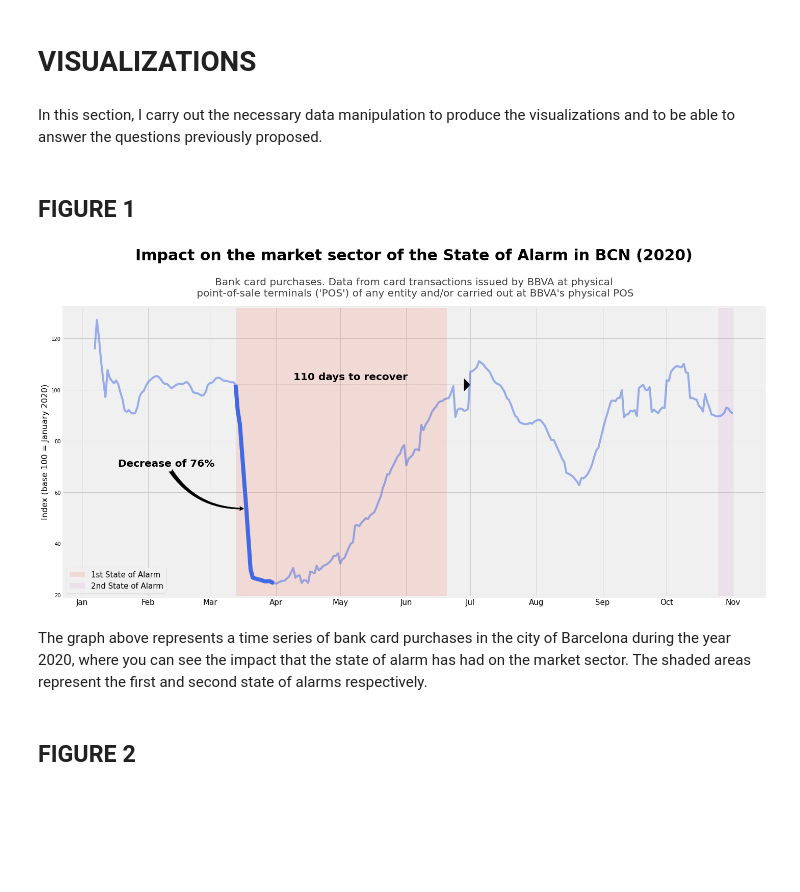
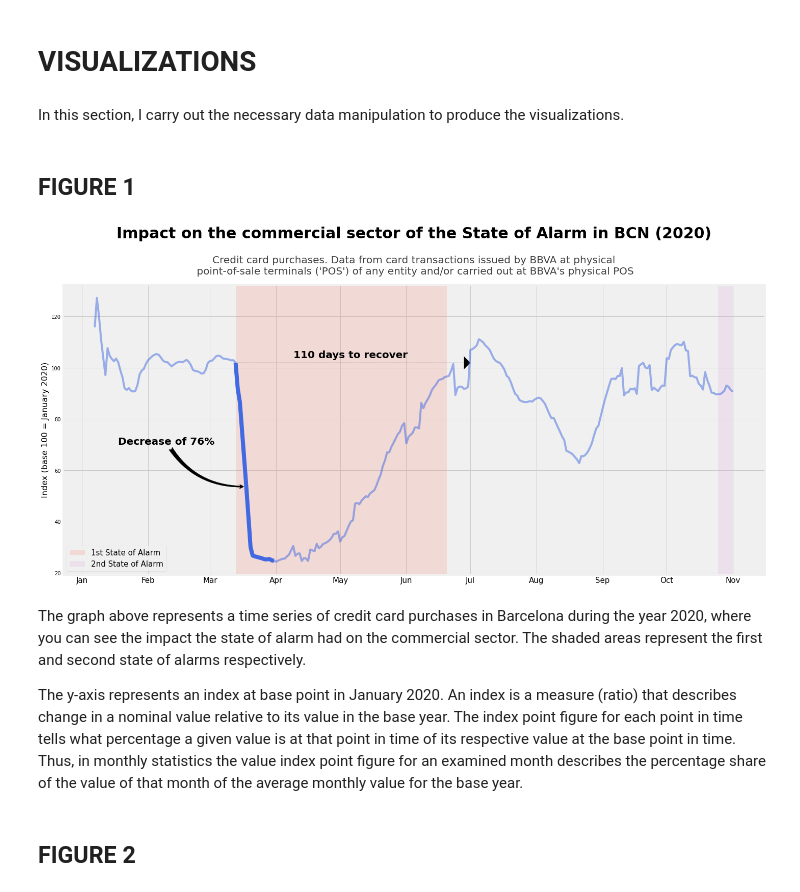
Before and after one commit to Albert-GM/datascience_notebooks, a Jupyter notebook: card_transacions_covid.ipynb, the cells around one changed output. Saved outputs shown, nothing was run; the diff lists cells and outputs as text; code cells hidden in the pictures; blank space fills up the shorter version.

```diff
--- a/card_transacions_covid.ipynb
+++ b/card_transacions_covid.ipynb
@@ -110,7 +110,7 @@ plt.tight_layout()
 # %% [markdown]
 # VISUALIZATIONS
 # %% [markdown]
-In this section, I carry out the necessary data manipulation to produce the visualizations and to be able to answer the questions previously proposed.
+In this section, I carry out the necessary data manipulation to produce the visualizations.
 # %% [markdown]
 ## FIGURE 1
 # %%
@@ -163,38 +163,40 @@ ax.annotate(note_1, xy=(x_1, y_1), xytext=(x_2, y_2), fontsize=20, color='black'
             connectionstyle="arc3,rad=0.3",
             ))
 ax.annotate(note_2, xy=(0.35, 0.63), fontsize=20, color='black',
             xycoords='figure fraction', fontweight= 'bold')
 plt.arrow(y=value_1, x=start_1st_alarm, dy=0, dx=days_recover,
            color='black', linestyle=':', length_includes_head=True, head_width=5,
           head_length=3)
 plt.axvspan(start_1st_alarm, final_1st_alarm, facecolor='salmon',
             alpha=0.2, label='1st State of Alarm')
 plt.axvspan(start_2nd_alarm , x_3, facecolor='plum', alpha=0.2,
             label='2nd State of Alarm')
 
 # title and subtitle
-ax.text(x=0.5, y=1.15, s="Impact on the market sector of the State of Alarm in BCN (2020)",
+ax.text(x=0.5, y=1.15, s="Impact on the commercial sector of the State of Alarm in BCN (2020)",
         fontsize=30, weight='bold', ha='center', va='bottom',
         transform=ax.transAxes)
-ax.text(x=0.5, y=1.03, s="Bank card purchases. Data from card transactions issued by BBVA at physical\n point-of-sale terminals ('POS') of any entity and/or carried out at BBVA's physical POS",
+ax.text(x=0.5, y=1.03, s="Credit card purchases. Data from card transactions issued by BBVA at physical\n point-of-sale terminals ('POS') of any entity and/or carried out at BBVA's physical POS",
         fontsize=20, alpha=0.75, ha='center', va='bottom', transform=ax.transAxes)
 
 plt.xlabel('')
 plt.ylabel('Index (base 100 = January 2020)', fontsize=16)
 
 # display the month in the x-axis
 locator = mdates.MonthLocator()  # every month
 fmt = mdates.DateFormatter('%b')
 ax.xaxis.set_major_locator(locator)
 ax.xaxis.set_major_formatter(fmt)
 ax.tick_params(axis="x", labelsize=15)
 
 plt.legend(fontsize=15)
 plt.tight_layout()
 # %% [output]
-[figure, old version]
+[figure, new version]
-# %% [markdown]
-The graph above represents a time series of bank card purchases in the city of Barcelona during the year 2020, where you can see the impact that the state of alarm has had on the market sector. The shaded areas represent the first and second state of alarms respectively.
+# %% [markdown]
+The graph above represents a time series of credit card purchases in Barcelona during the year 2020, where you can see the impact the state of alarm had on the commercial sector. The shaded areas represent the first and second state of alarms respectively.
+
+The y-axis represents an index at base point in January 2020. An index is a measure (ratio) that describes change in a nominal value relative to its value in the base year. The index point figure for each point in time tells what percentage a given value is at that point in time of its respective value at the base point in time. Thus, in monthly statistics the value index point figure for an examined month describes the percentage share of the value of that month of the average monthly value for the base year.
 # %% [markdown]
 ## FIGURE 2
 # %%
```
Also changed, not shown: parts of 8 cells of this notebook.
